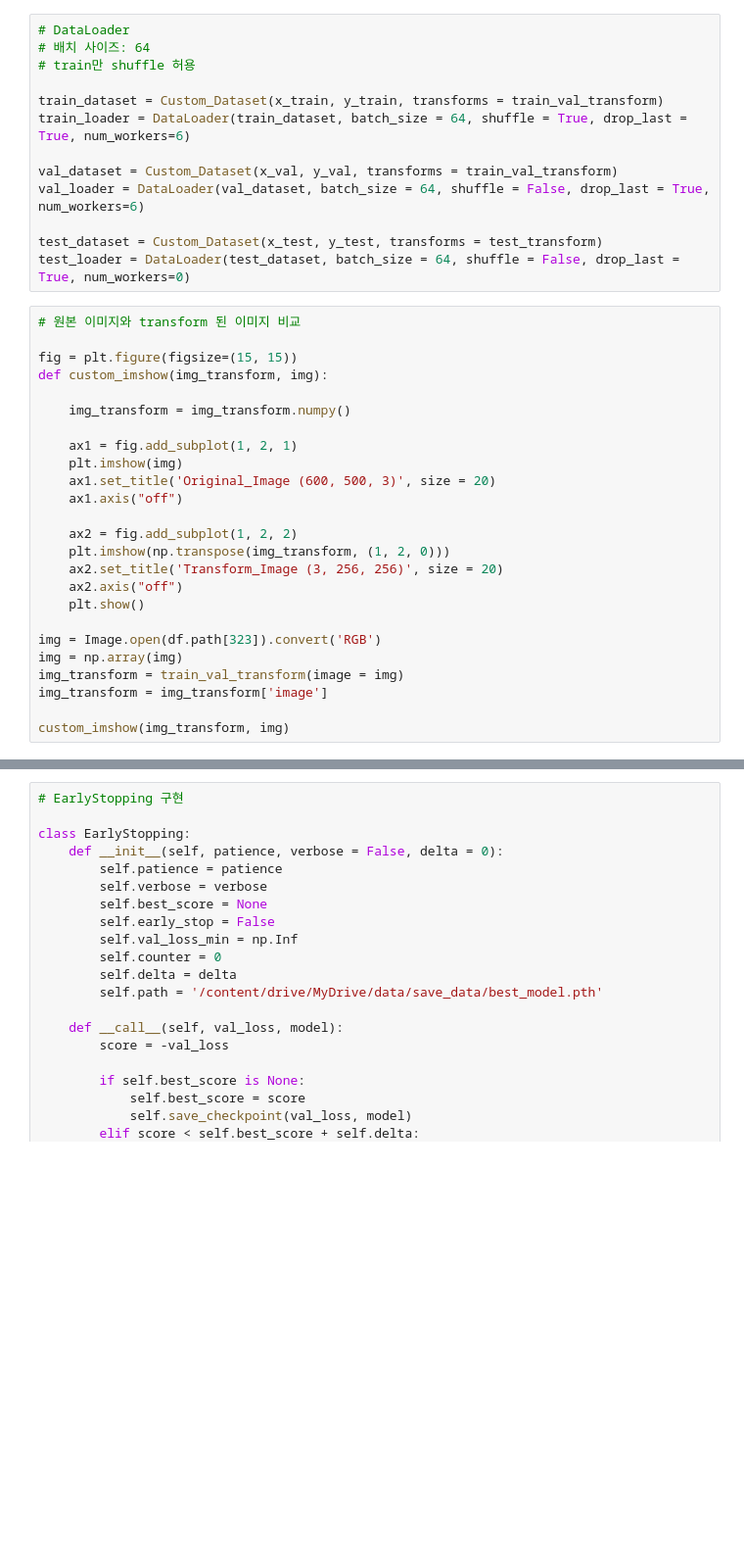
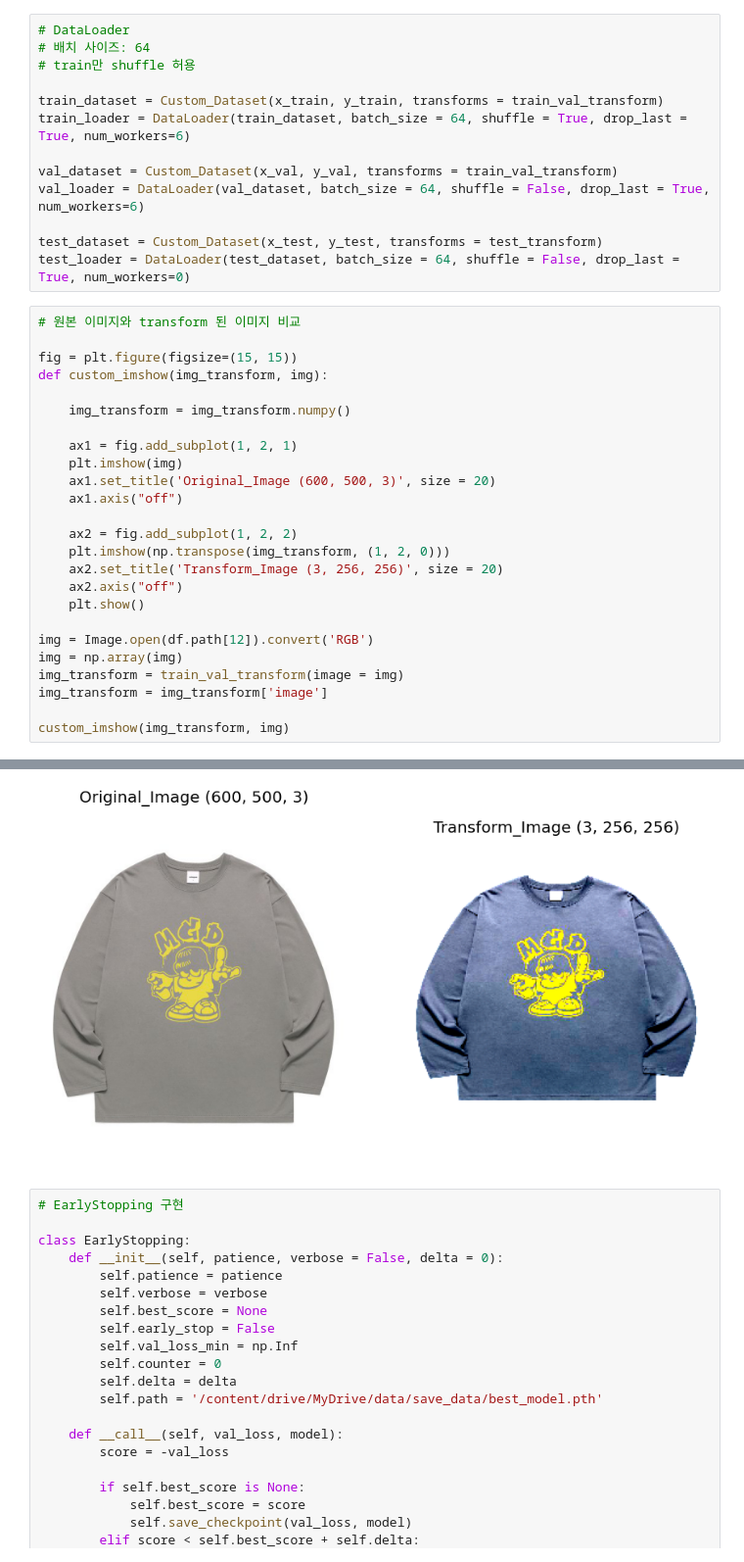
Before and after one commit to ksun0401/musinsa_recommend, a Jupyter notebook: 기계학습.ipynb, the cells around one changed output, grey strips where cells are left out. Shown at 98% size. Cells and saved outputs as stored; diff of their text form; blank space fills up the shorter version.

```diff
--- a/기계학습.ipynb
+++ b/기계학습.ipynb
@@ -227,9 +295,10 @@ def custom_imshow(img_transform, img):
     ax2.axis("off")
     plt.show()
 
-img = Image.open(df.path[323]).convert('RGB')
+img = Image.open(df.path[12]).convert('RGB')
 img = np.array(img)
 img_transform = train_val_transform(image = img)
 img_transform = img_transform['image']
 
 custom_imshow(img_transform, img)
+# %% [output]
@@ -236,3 +306,4 @@ custom_imshow(img_transform, img)
+[figure, added]
 # %%
 # EarlyStopping 구현
 
```
Also changed, not shown: parts of 22 cells of this notebook.
